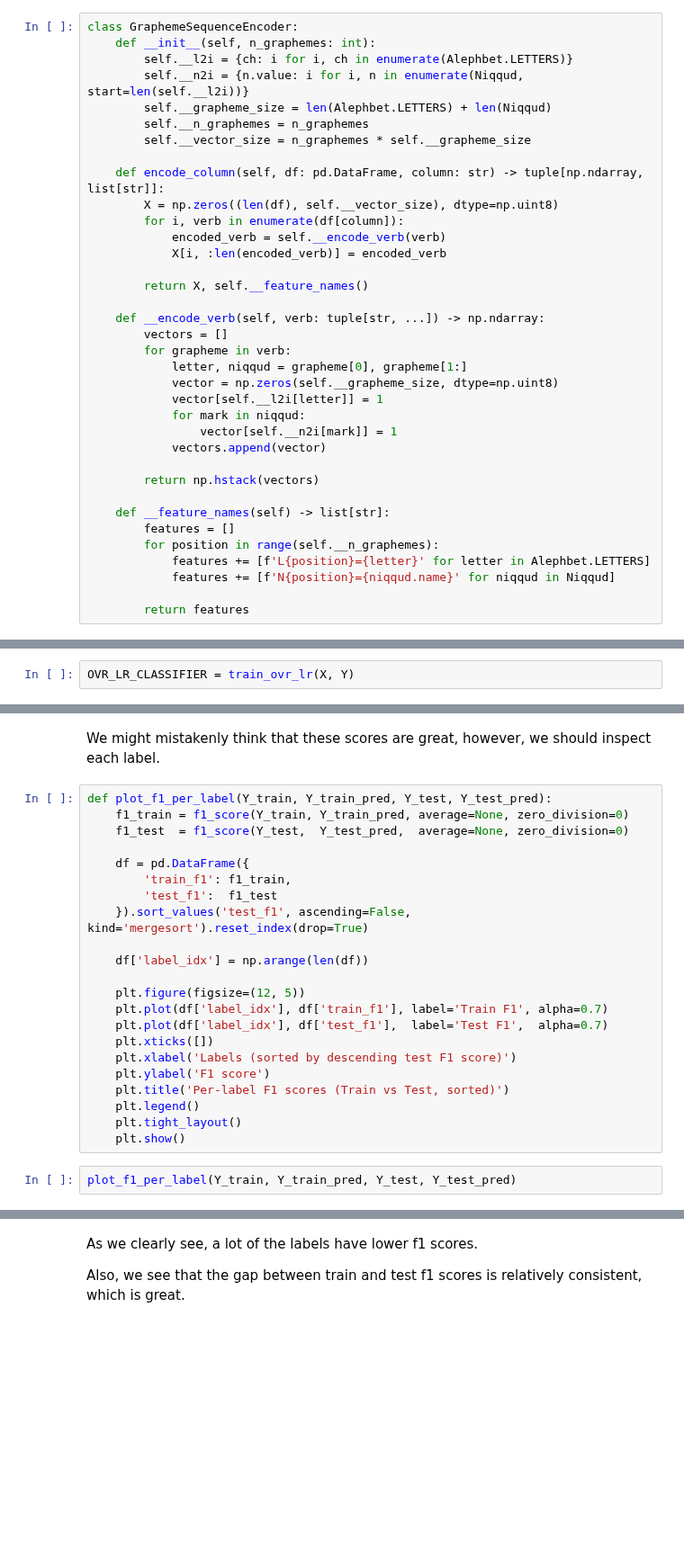
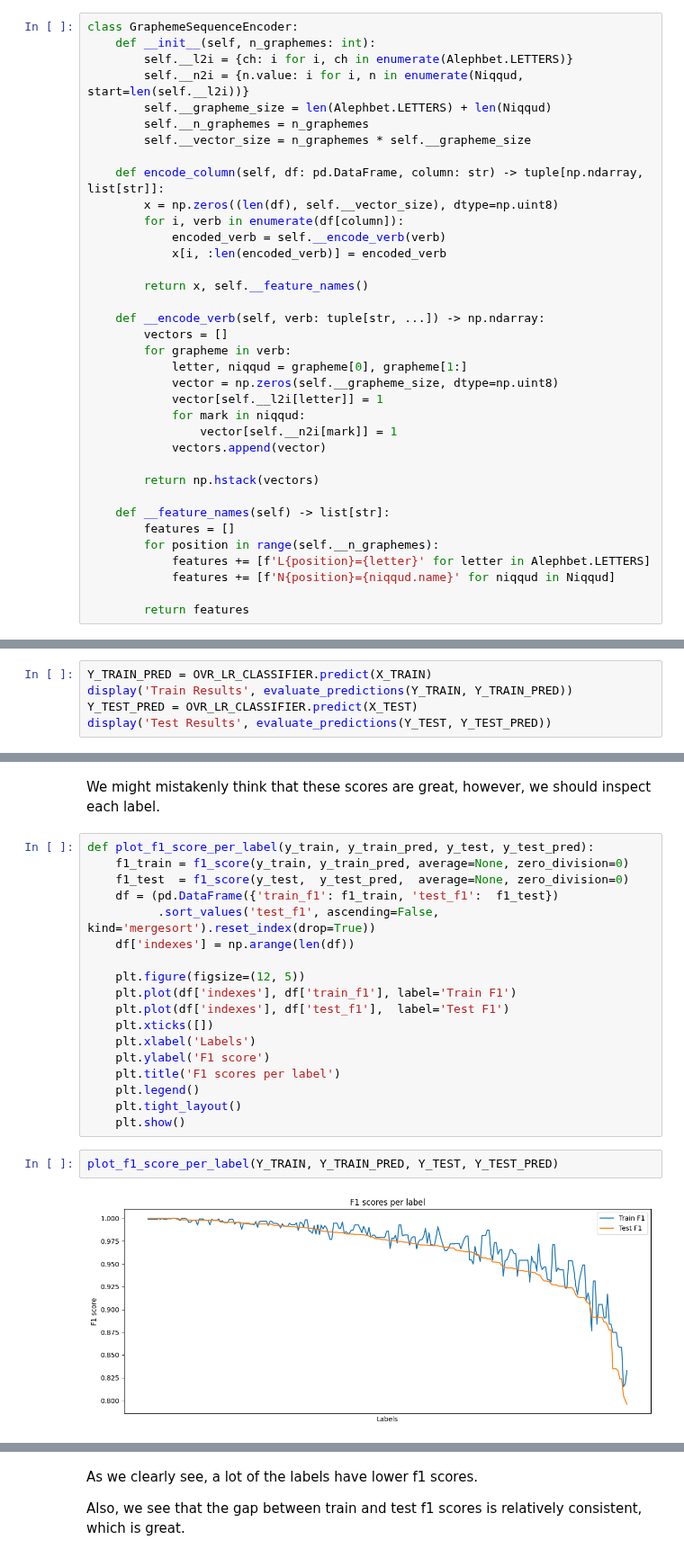
Before and after one commit to EyalShahimov/HebrewWordsAnalysis, a Jupyter notebook: main.ipynb, the cells around one changed output, grey strips where cells are left out. Shown at 90% size. Saved outputs shown, nothing was run; the diff lists cells and outputs as text; blank space fills up the shorter version.

```diff
--- a/main.ipynb
+++ b/main.ipynb
@@ -883,12 +912,12 @@ class GraphemeSequenceEncoder:
         self.__vector_size = n_graphemes * self.__grapheme_size
 
     def encode_column(self, df: pd.DataFrame, column: str) -> tuple[np.ndarray, list[str]]:
-        X = np.zeros((len(df), self.__vector_size), dtype=np.uint8)
+        x = np.zeros((len(df), self.__vector_size), dtype=np.uint8)
         for i, verb in enumerate(df[column]):
             encoded_verb = self.__encode_verb(verb)
-            X[i, :len(encoded_verb)] = encoded_verb
+            x[i, :len(encoded_verb)] = encoded_verb
 
-        return X, self.__feature_names()
+        return x, self.__feature_names()
 
     def __encode_verb(self, verb: tuple[str, ...]) -> np.ndarray:
         vectors = []
@@ -932,2 +951,0 @@ X_train, X_test, Y_train, Y_test = train_test_split(X, Y, test_size=0.2, random_
-# %%
-OVR_LR_CLASSIFIER = train_ovr_lr(X, Y)
@@ -953,0 +991,5 @@ evaluate_predictions('Test', Y_test, Y_test_pred)
+# %%
+Y_TRAIN_PRED = OVR_LR_CLASSIFIER.predict(X_TRAIN)
+display('Train Results', evaluate_predictions(Y_TRAIN, Y_TRAIN_PRED))
+Y_TEST_PRED = OVR_LR_CLASSIFIER.predict(X_TEST)
+display('Test Results', evaluate_predictions(Y_TEST, Y_TEST_PRED))
@@ -954,26 +1003,24 @@ evaluate_predictions('Test', Y_test, Y_test_pred)
 # %% [markdown]
 We might mistakenly think that these scores are great, however, we should inspect each label.
 # %%
-def plot_f1_per_label(Y_train, Y_train_pred, Y_test, Y_test_pred):
-    f1_train = f1_score(Y_train, Y_train_pred, average=None, zero_division=0)
-    f1_test  = f1_score(Y_test,  Y_test_pred,  average=None, zero_division=0)
-
-    df = pd.DataFrame({
-        'train_f1': f1_train,
-        'test_f1':  f1_test
-    }).sort_values('test_f1', ascending=False, kind='mergesort').reset_index(drop=True)
-
-    df['label_idx'] = np.arange(len(df))
+def plot_f1_score_per_label(y_train, y_train_pred, y_test, y_test_pred):
+    f1_train = f1_score(y_train, y_train_pred, average=None, zero_division=0)
+    f1_test  = f1_score(y_test,  y_test_pred,  average=None, zero_division=0)
+    df = (pd.DataFrame({'train_f1': f1_train, 'test_f1':  f1_test})
+          .sort_values('test_f1', ascending=False, kind='mergesort').reset_index(drop=True))
+    df['indexes'] = np.arange(len(df))
 
     plt.figure(figsize=(12, 5))
-    plt.plot(df['label_idx'], df['train_f1'], label='Train F1', alpha=0.7)
-    plt.plot(df['label_idx'], df['test_f1'],  label='Test F1',  alpha=0.7)
+    plt.plot(df['indexes'], df['train_f1'], label='Train F1')
+    plt.plot(df['indexes'], df['test_f1'],  label='Test F1')
     plt.xticks([])
-    plt.xlabel('Labels (sorted by descending test F1 score)')
+    plt.xlabel('Labels')
     plt.ylabel('F1 score')
-    plt.title('Per-label F1 scores (Train vs Test, sorted)')
+    plt.title('F1 scores per label')
     plt.legend()
     plt.tight_layout()
     plt.show()
 # %%
-plot_f1_per_label(Y_train, Y_train_pred, Y_test, Y_test_pred)
+plot_f1_score_per_label(Y_TRAIN, Y_TRAIN_PRED, Y_TEST, Y_TEST_PRED)
+# %% [output]
+[figure, added]
```
Also changed, not shown: parts of 42 cells of this notebook, 2 other files.
